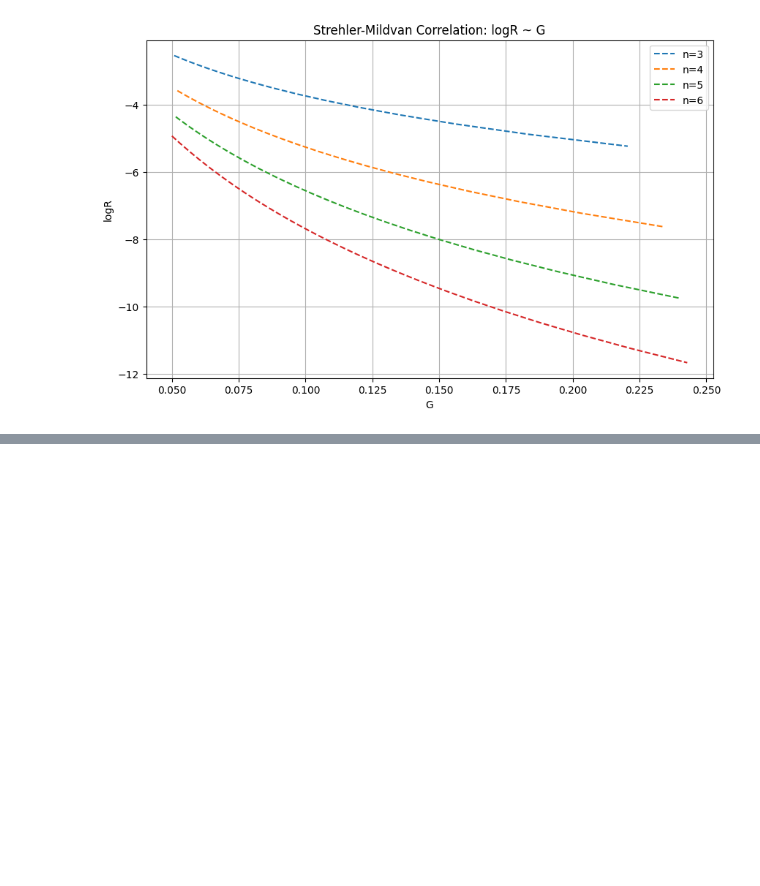
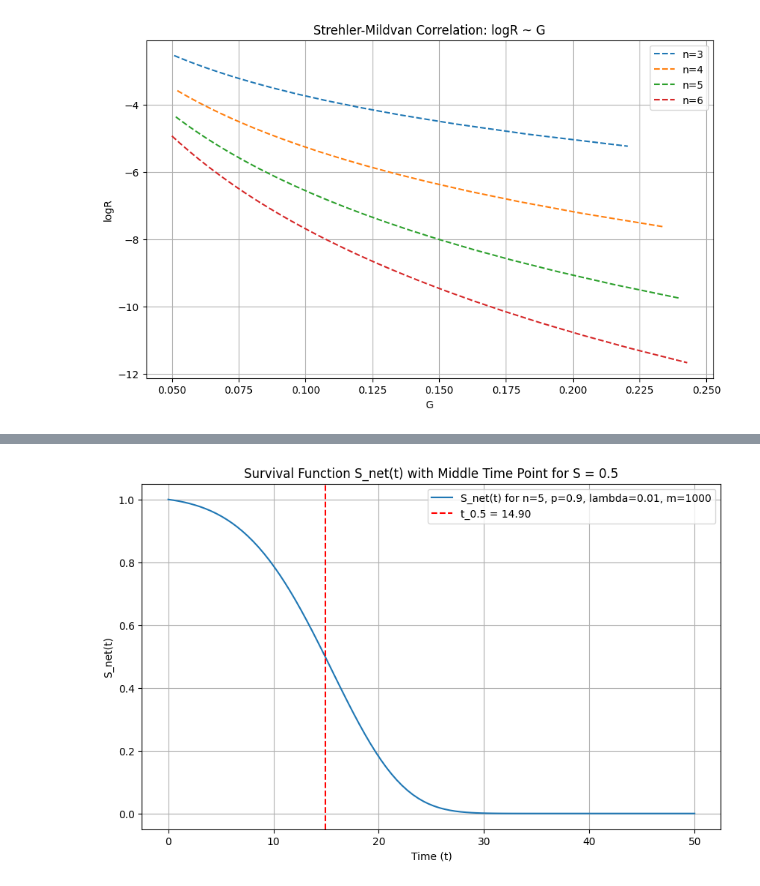
Before and after one commit to hongqin/EAM-2024, a Jupyter notebook: network-aging.ipynb, the cells around one changed output, grey strips where cells are left out. Saved outputs shown, nothing was run; the diff lists cells and outputs as text; code cells hidden in the pictures; blank space fills up the shorter version.

```diff
--- a/network-aging.ipynb
+++ b/network-aging.ipynb
@@ -793,0 +864,35 @@ plt.show()
+# %%
+import numpy as np
+import matplotlib.pyplot as plt
+
+# Define parameters
+n = 5
+p = 0.9
+lambda_value = 0.01
+m = 1000
+t_values = np.linspace(0, 50, 100)  # Time values from 0 to 100
+
+# Calculate t0
+t0 = (1 - p) / (p * lambda_value)
+
+# Calculate R
+R = m * n * p * lambda_value * ((1 - p) ** (n - 1)) / (1 - (1 - p) ** n)
+
+# Calculate t_0.5
+t_0_5 = t0 * (np.power(1 - (n * np.log(0.5)) / (R * t0), 1 / n) - 1)
+
+# Calculate S_net(t) for each t
+S_net = np.exp((R * t0 / n) * (1 - (1 + t_values / t0) ** n))
+
+# Plotting the survival function
+plt.figure(figsize=(10, 6))
+plt.plot(t_values, S_net, label=f'S_net(t) for n={n}, p={p}, lambda={lambda_value}, m={m}')
+plt.axvline(x=t_0_5, color='r', linestyle='--', label=f't_0.5 = {t_0_5:.2f}')
+plt.xlabel('Time (t)')
+plt.ylabel('S_net(t)')
+plt.title('Survival Function S_net(t) with Middle Time Point for S = 0.5')
+plt.legend()
+plt.grid(True)
+plt.show()
+# %% [output]
+[figure, added]
```
Also changed, not shown: parts of 16 cells of this notebook.
